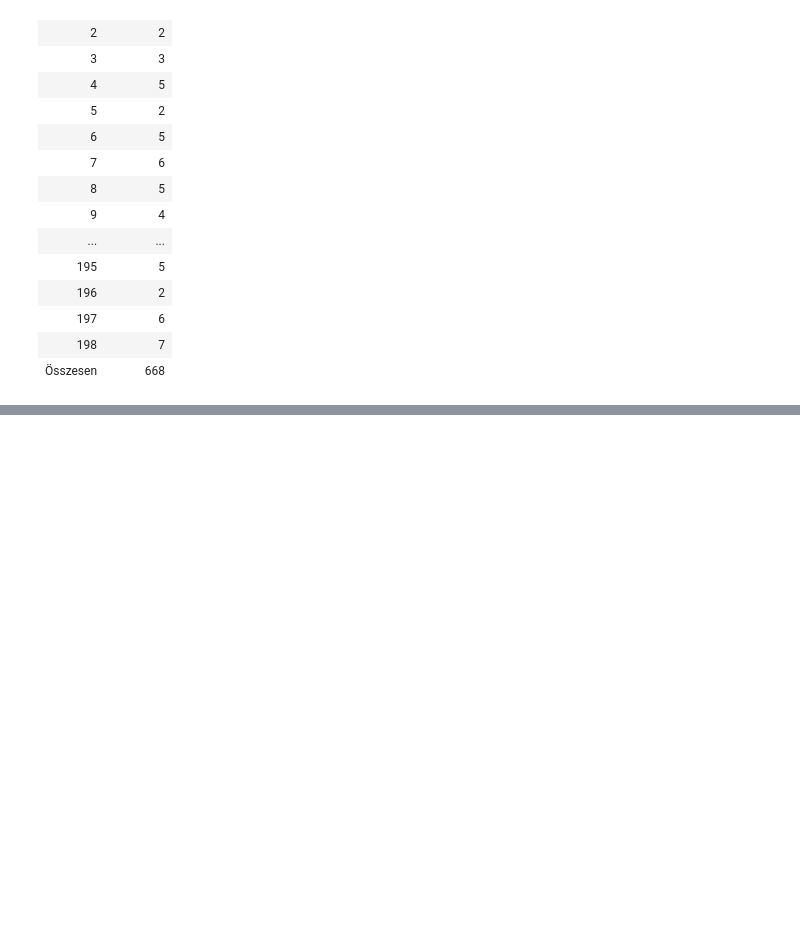
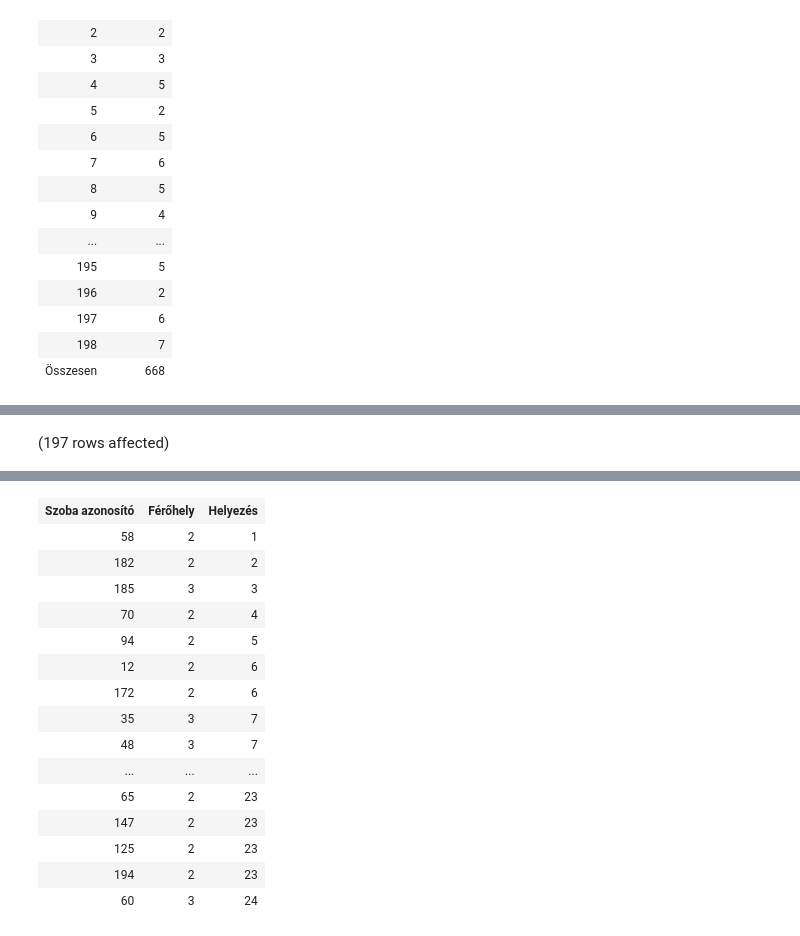
Before and after one commit to AjarBeko/ZH2, a Jupyter notebook: zh2.ipynb, the cells around one changed output, grey strips where cells are left out. Cells and saved outputs as stored; diff of their text form; code cells hidden in the pictures; blank space fills up the shorter version.

```diff
--- a/zh2.ipynb
+++ b/zh2.ipynb
@@ -31,0 +40,8 @@ Total execution time: 00:00:00.013
+# %%
+SELECT SZOBA_FK as 'Szoba azonosító',
+        FEROHELY as 'Férőhely',
+        dense_RANK() over (order by  count(*) desc, FEROHELY) as 'Helyezés'
+FROM Szoba join Foglalas on szoba.SZOBA_ID = Foglalas.SZOBA_FK
+GROUP by SZOBA_FK, FEROHELY
+# %% [output]
+(197 rows affected)
@@ -31,0 +49,16 @@ Total execution time: 00:00:00.013
+| Szoba azonosító | Férőhely | Helyezés |
+| 58 | 2 | 1 |
+| 182 | 2 | 2 |
+| 185 | 3 | 3 |
+| 70 | 2 | 4 |
+| 94 | 2 | 5 |
+| 12 | 2 | 6 |
+| 172 | 2 | 6 |
+| 35 | 3 | 7 |
+| 48 | 3 | 7 |
+| ... | ... | ... |
+| 65 | 2 | 23 |
+| 147 | 2 | 23 |
+| 125 | 2 | 23 |
+| 194 | 2 | 23 |
+| 60 | 3 | 24 |
```
Also changed, not shown: parts of 2 cells of this notebook.
